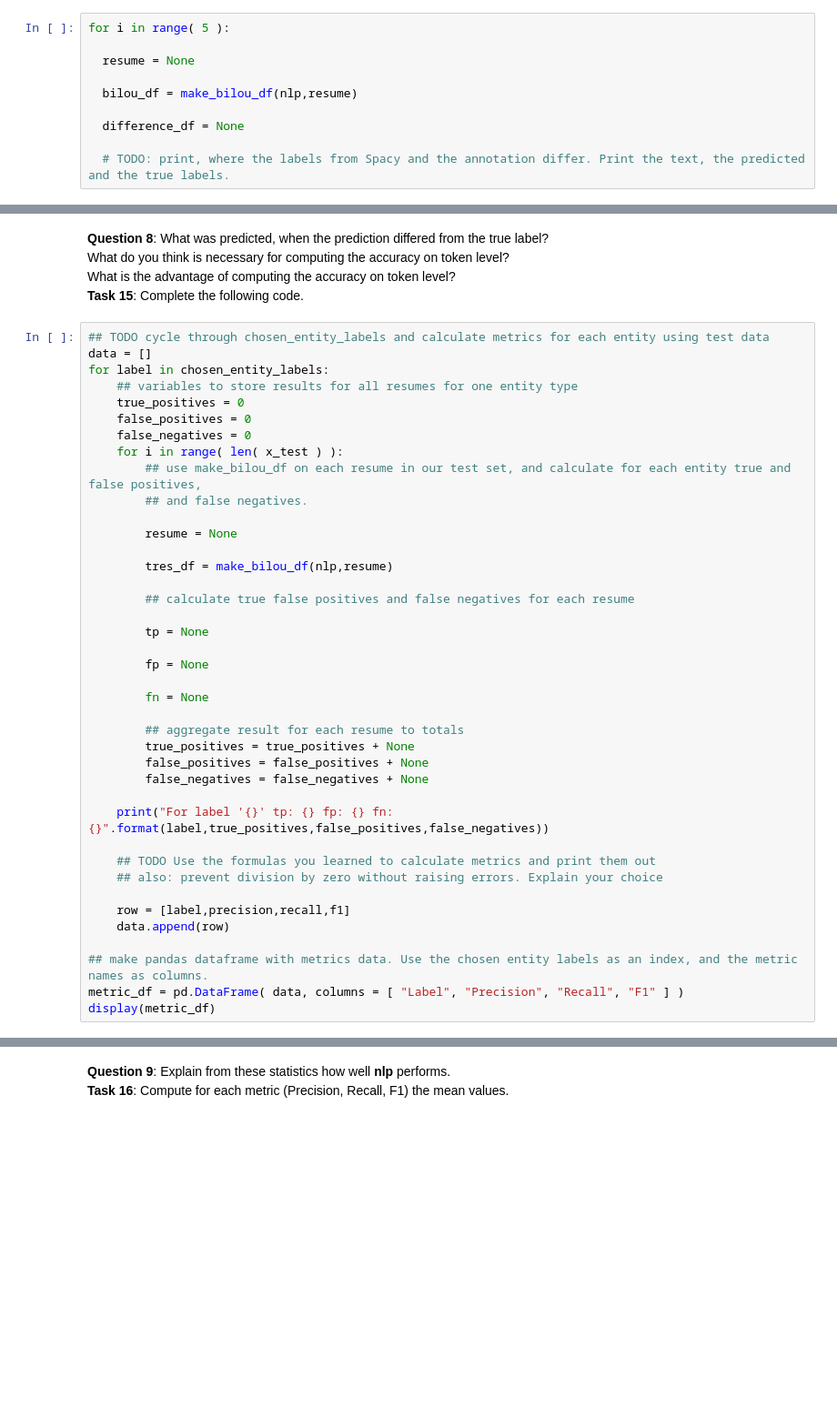
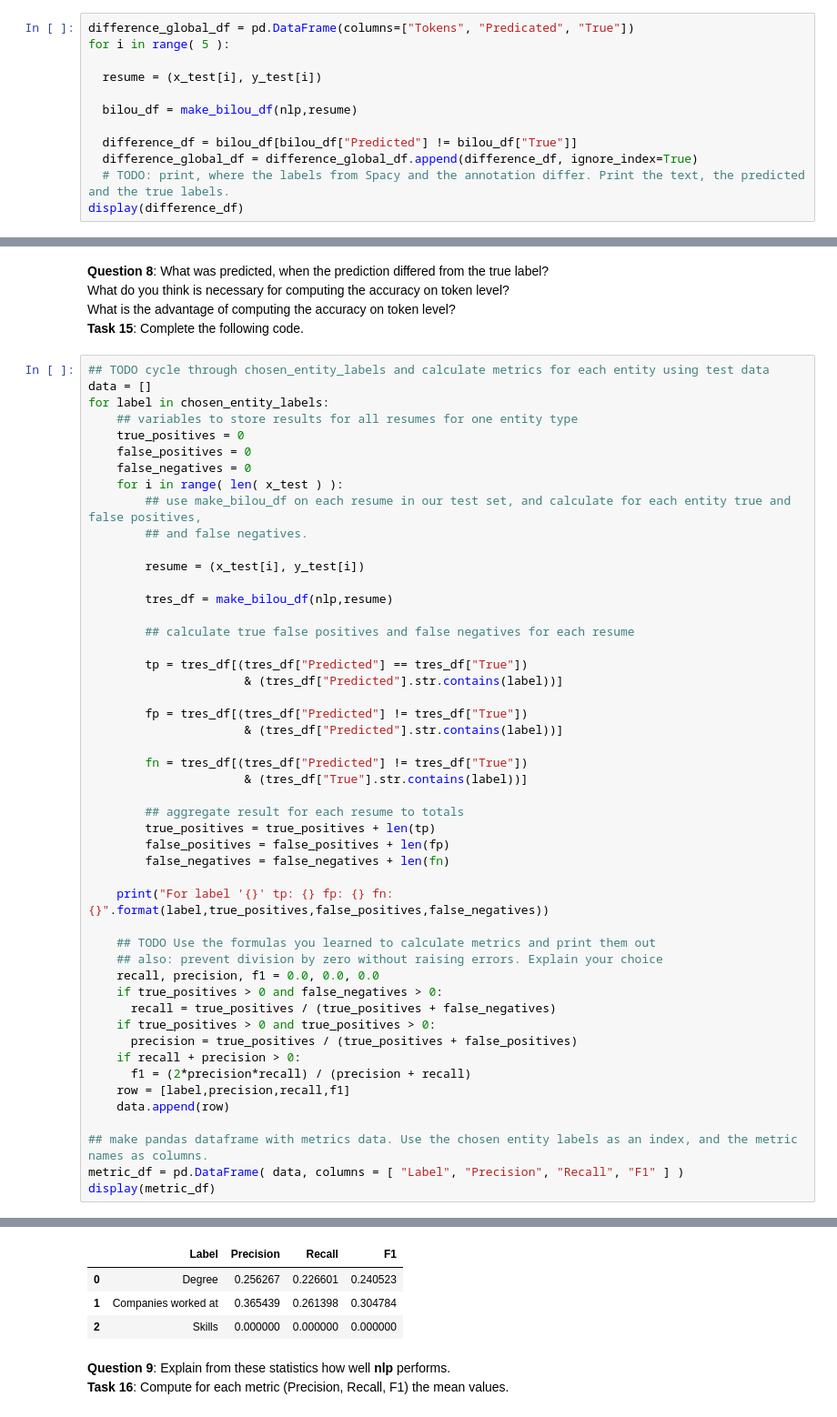
Before and after one commit to DOMEscho/saki-named-entity-recognition, a Jupyter notebook: ner_2_2021.ipynb, the cells around one changed output, grey strips where cells are left out. Shown at 91% size. Saved outputs shown, nothing was run; the diff lists cells and outputs as text; blank space fills up the shorter version.

```diff
--- a/ner_2_2021.ipynb
+++ b/ner_2_2021.ipynb
@@ -483,12 +486,14 @@ So we got an __accuracy__ of about 90% on average. This is quite good considerin
 __Task 14__: Next, we want to find out, what the model did, when it went wrong. We only consider 5 resumees.<br>
 Complete the following code.
 # %%
+difference_global_df = pd.DataFrame(columns=["Tokens", "Predicated", "True"])
 for i in range( 5 ):
 
-  resume = None
+  resume = (x_test[i], y_test[i])
 
   bilou_df = make_bilou_df(nlp,resume)
 
-  difference_df = None
-
+  difference_df = bilou_df[bilou_df["Predicted"] != bilou_df["True"]]
+  difference_global_df = difference_global_df.append(difference_df, ignore_index=True)
   # TODO: print, where the labels from Spacy and the annotation differ. Print the text, the predicted and the true labels.
+display(difference_df)
@@ -509,28 +528,37 @@ for label in chosen_entity_labels:
         ## use make_bilou_df on each resume in our test set, and calculate for each entity true and false positives,
         ## and false negatives.
 
-        resume = None
+        resume = (x_test[i], y_test[i])
 
         tres_df = make_bilou_df(nlp,resume)
 
         ## calculate true false positives and false negatives for each resume
 
-        tp = None
+        tp = tres_df[(tres_df["Predicted"] == tres_df["True"])
+                      & (tres_df["Predicted"].str.contains(label))]
 
-        fp = None
+        fp = tres_df[(tres_df["Predicted"] != tres_df["True"])
+                      & (tres_df["Predicted"].str.contains(label))]
 
-        fn = None
+        fn = tres_df[(tres_df["Predicted"] != tres_df["True"])
+                      & (tres_df["True"].str.contains(label))]
 
         ## aggregate result for each resume to totals
-        true_positives = true_positives + None
-        false_positives = false_positives + None
-        false_negatives = false_negatives + None
+        true_positives = true_positives + len(tp)
+        false_positives = false_positives + len(fp)
+        false_negatives = false_negatives + len(fn)
 
     print("For label '{}' tp: {} fp: {} fn: {}".format(label,true_positives,false_positives,false_negatives))
 
     ## TODO Use the formulas you learned to calculate metrics and print them out
     ## also: prevent division by zero without raising errors. Explain your choice
-
+    recall, precision, f1 = 0.0, 0.0, 0.0
+    if true_positives > 0 and false_negatives > 0:
+      recall = true_positives / (true_positives + false_negatives)
+    if true_positives > 0 and true_positives > 0:
+      precision = true_positives / (true_positives + false_positives)
+    if recall + precision > 0:
+      f1 = (2*precision*recall) / (precision + recall)
     row = [label,precision,recall,f1]
     data.append(row)
 
@@ -542,3 +572,7 @@ NameError: ignored
+|  | Label | Precision | Recall | F1 |
+| 0 | Degree | 0.256267 | 0.226601 | 0.240523 |
+| 1 | Companies worked at | 0.365439 | 0.261398 | 0.304784 |
+| 2 | Skills | 0.000000 | 0.000000 | 0.000000 |
 # %% [markdown]
 __Question 9__: Explain from these statistics how well __nlp__ performs.<br>
 __Task 16__: Compute for each metric (Precision, Recall, F1) the mean values.
```
Also changed, not shown: parts of 11 cells of this notebook.
